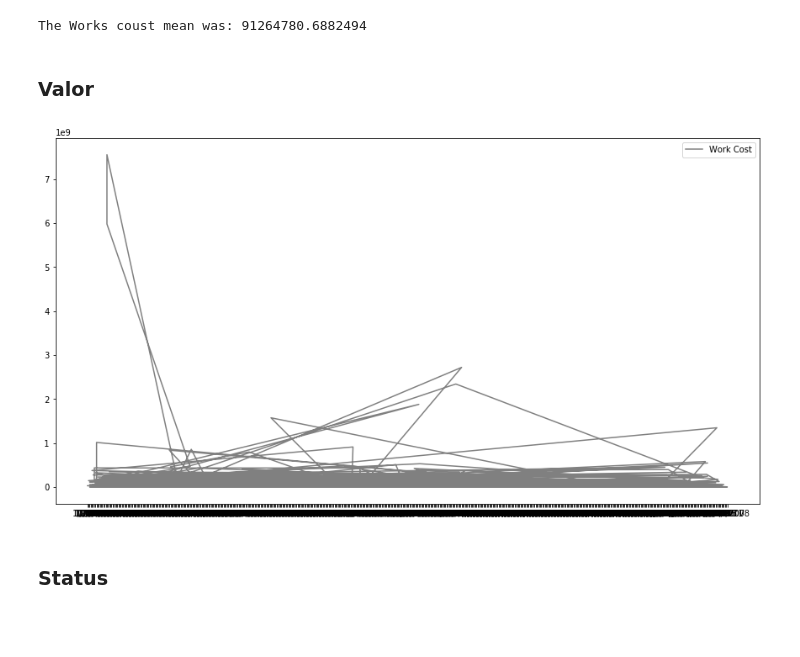
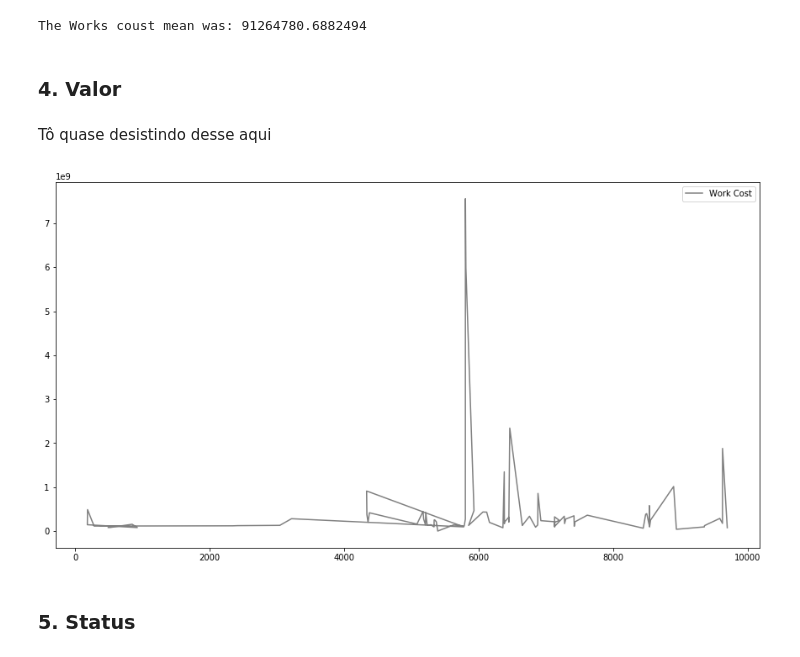
Before and after one commit to ozielalves/Financas_IMD, a Jupyter notebook: Oziel.ipynb, the cells around one changed output. Drawn from its saved outputs; the diff is of its cells as text; code cells hidden in the pictures; blank space fills up the shorter version.

```diff
--- a/Oziel.ipynb
+++ b/Oziel.ipynb
@@ -147,14 +144,16 @@ print("The Works coust mean was:", works_cost_mean)
 # %% [output]
 The Works coust mean was: 91264780.6882494
 # %% [markdown]
-### Valor
+### 4. Valor
+# %% [markdown]
+Tô quase desistindo desse aqui
 # %%
 fig = plt.figure(figsize=(15,8))
-plt.plot(works['licitacao'], works['valor'], c='gray', label='Work Cost')
+plt.plot( works['id_obra'][:100],works['valor'][:100], c='gray', label='Work Cost')
 plt.ylabel('')
 plt.xlabel('')
 plt.legend(loc='upper right')
 plt.title('')
 plt.show()
 # %% [output]
-[figure, old version]
+[figure, new version]
@@ -161,2 +163,2 @@ plt.show()
 # %% [markdown]
-### Status
+### 5. Status
```
Also changed, not shown: parts of 7 cells of this notebook.
